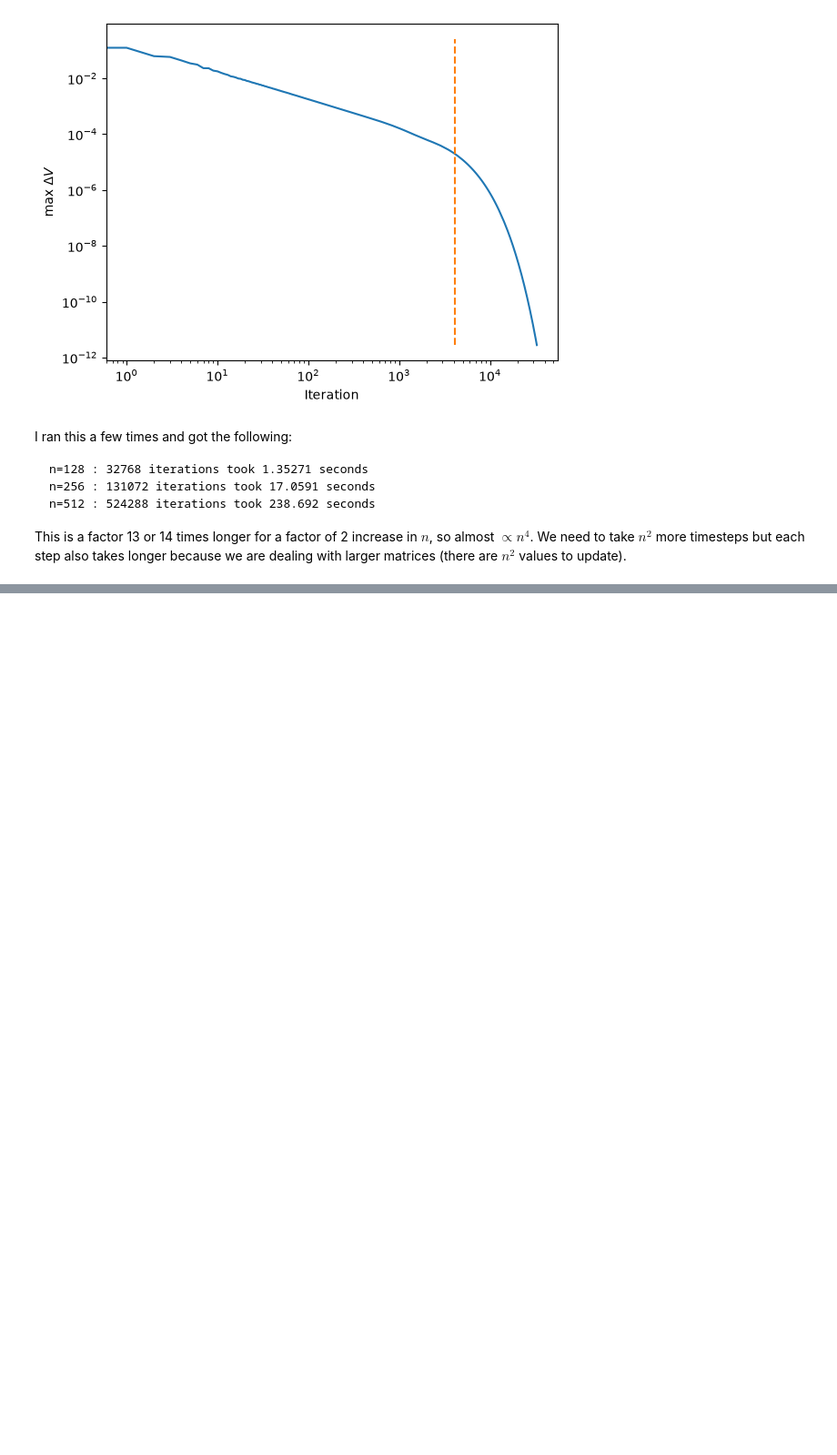
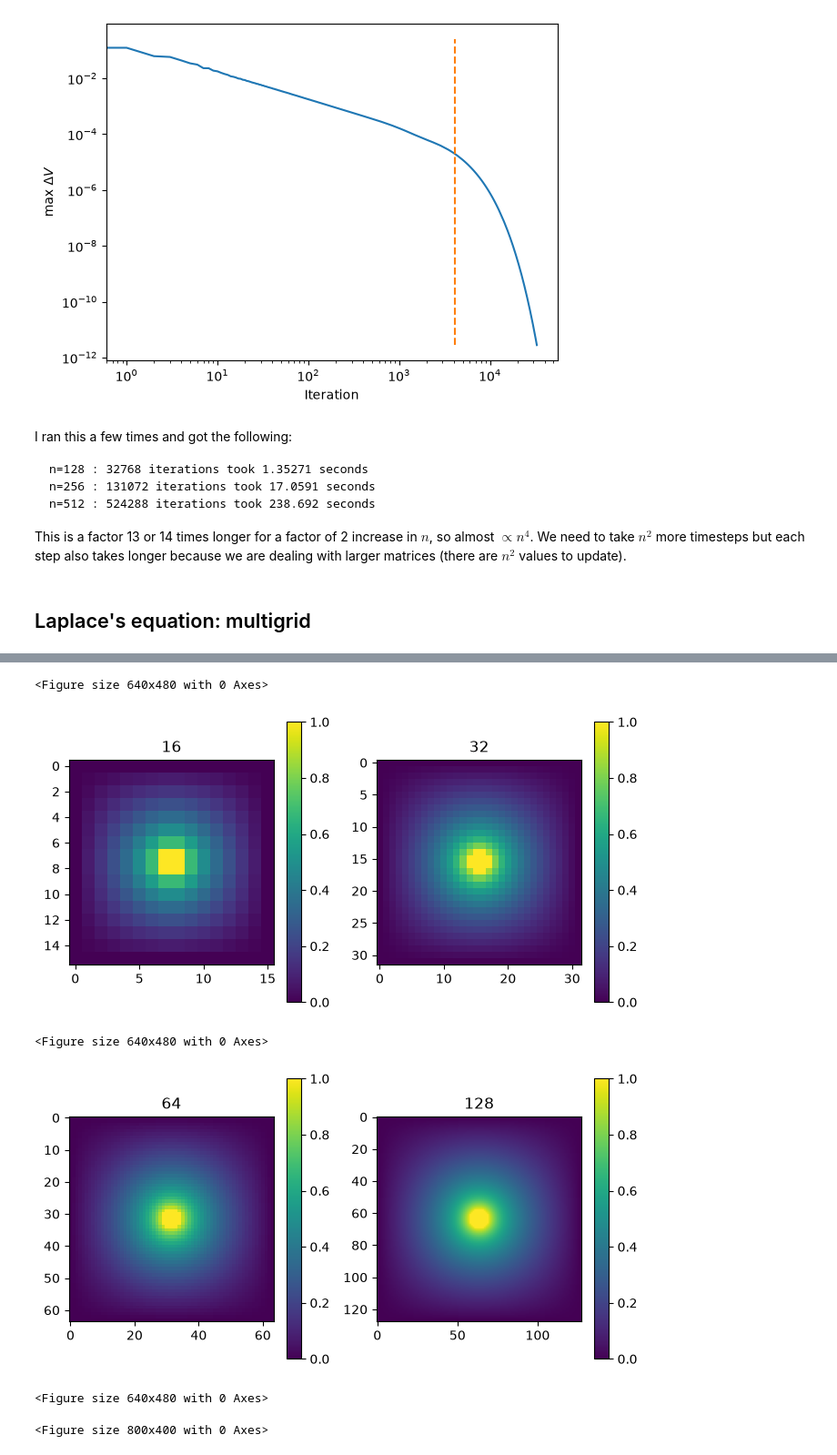
Before and after one commit to andrewcumming/phys512, a Jupyter notebook: solutions_bvp.ipynb, the cells around one changed output, grey strips where cells are left out. Shown at 91% size. Saved outputs shown, nothing was run; the diff lists cells and outputs as text; code cells hidden in the pictures; blank space fills up the shorter version.

Commit message:
update solutions bvp

````diff
--- a/solutions_bvp.ipynb
+++ b/solutions_bvp.ipynb
@@ -311,3 +311,5 @@ n=512 : 524288 iterations took 238.692 seconds
 ```
 
 This is a factor 13 or 14 times longer for a factor of 2 increase in $n$, so almost $\propto n^4$. We need to take $n^2$ more timesteps but each step also takes longer because we are dealing with larger matrices (there are $n^2$ values to update).
+# %% [markdown]
+## Laplace's equation: multigrid
@@ -313,0 +356,58 @@ This is a factor 13 or 14 times longer for a factor of 2 increase in $n$, so alm
+# %%
+# Solve Laplace's equation with a multigrid method
+n = 128
+mask, bc = set_bcs(n)
+
+# Initial guess for the potential
+V0 = np.ones_like(bc) * 0.5
+
+# First go down in resolution from fine to coarse
+# and calculate the smoothed bc, mask and V arrays at each step
+npass = 3
+bcs = [bc,]
+masks = [mask,]
+Vs = [V0,]
+for i in range(npass):
+    bcs.append(deres(bcs[i]))
+    masks.append(deres(masks[i]))
+    Vs.append(deres(Vs[i]))
+
+# Now step back up, relaxing at each stage
+for i in range(npass,0,-1):
+    n0 = bcs[i].shape[0]
+    Vs[i], deltaV = laplace(masks[i], bcs[i], 100, Vs[i], make_plot=False)
+    print('n = %d, Delta V = %lg' % (n0, deltaV[-1],))
+    Vs[i-1] = upres(Vs[i])
+
+# Run the final grid for 2*n*n interations so that we can see how it converges
+# now that the solution has been preconditioned
+n0 = bcs[0].shape[0]
+nn = 2*n0*n0
+Vs[0], deltaV = laplace(masks[0], bcs[0], nn, Vs[0], make_plot=False)
+print('n = %d, Delta V = %lg' % (n0, deltaV[-1],))
+
+titles = ["%d" % (V.shape[0],) for V in Vs]
+plot_matrices(Vs[::-1], nmax = 2, titles=titles[::-1])
+
+plt.clf()
+plt.title(r'$V-V_{Jacobi}$')
+plt.imshow(Vs[0]-V_jacobi)
+plt.colorbar()
+plt.show()
+
+plt.clf()
+plt.plot(np.arange(n), Vs[0][int(n/2),:], 'k')
+plt.plot(np.arange(n), V_jacobi[int(n/2),:], ':')
+plt.ylabel(r'$V$')
+plt.xlabel(r'$x$')
+plt.show()
+
+plt.clf()
+plt.plot(np.arange(len(deltaV)), deltaV)
+plt.plot(np.arange(len(deltaV_jacobi)), deltaV_jacobi, ':')
+plt.yscale('log')
+plt.xscale('log')
+plt.ylabel(r'max $\Delta V$')
+plt.xlabel('Iteration')
+plt.show()
+# %% [output]
@@ -313,0 +422,6 @@ This is a factor 13 or 14 times longer for a factor of 2 increase in $n$, so alm
+<Figure size 640x480 with 0 Axes>
+[figure, added]
+<Figure size 640x480 with 0 Axes>
+[figure, added]
+<Figure size 640x480 with 0 Axes>
+<Figure size 800x400 with 0 Axes>
````
Also changed, not shown: parts of 6 cells of this notebook.
